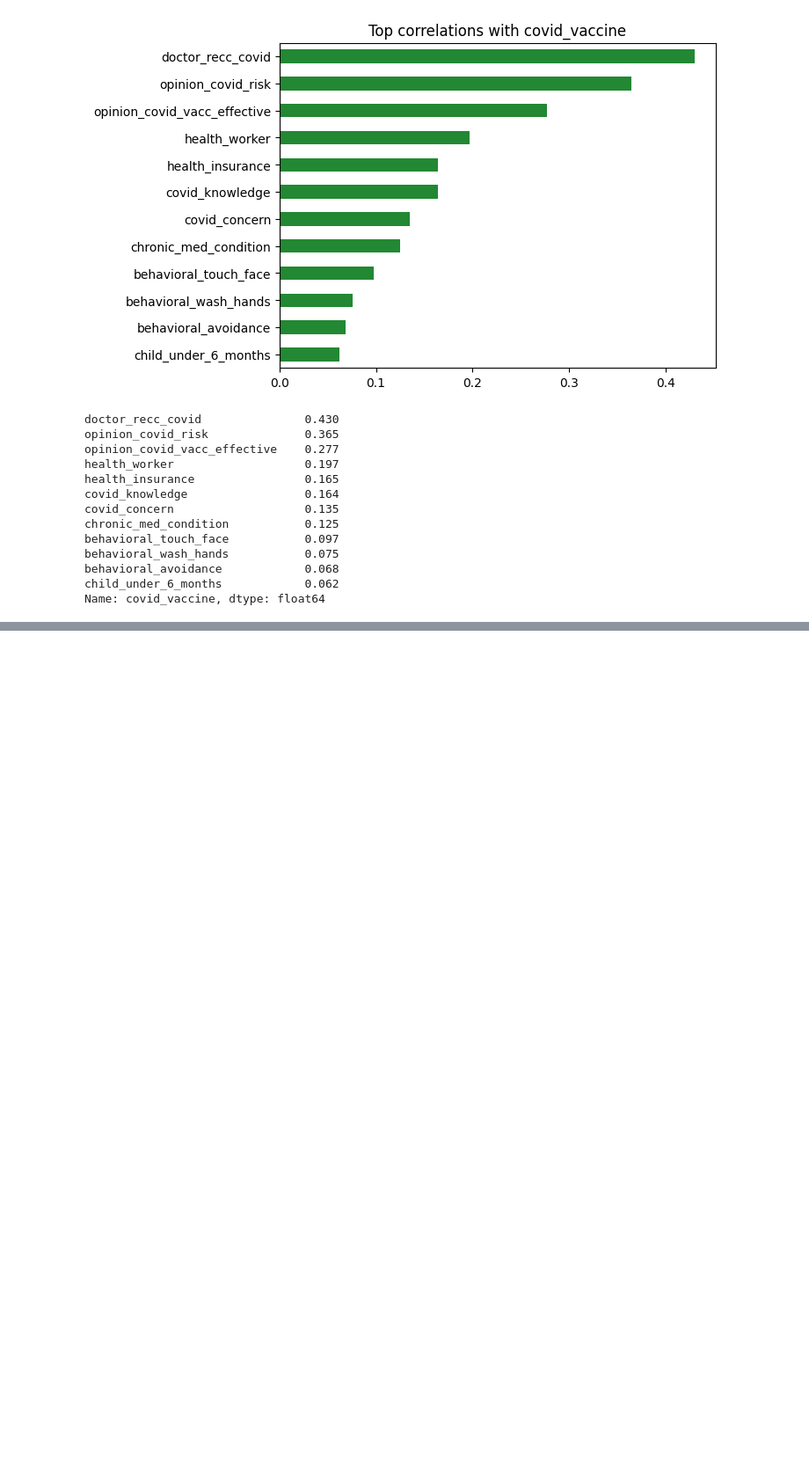
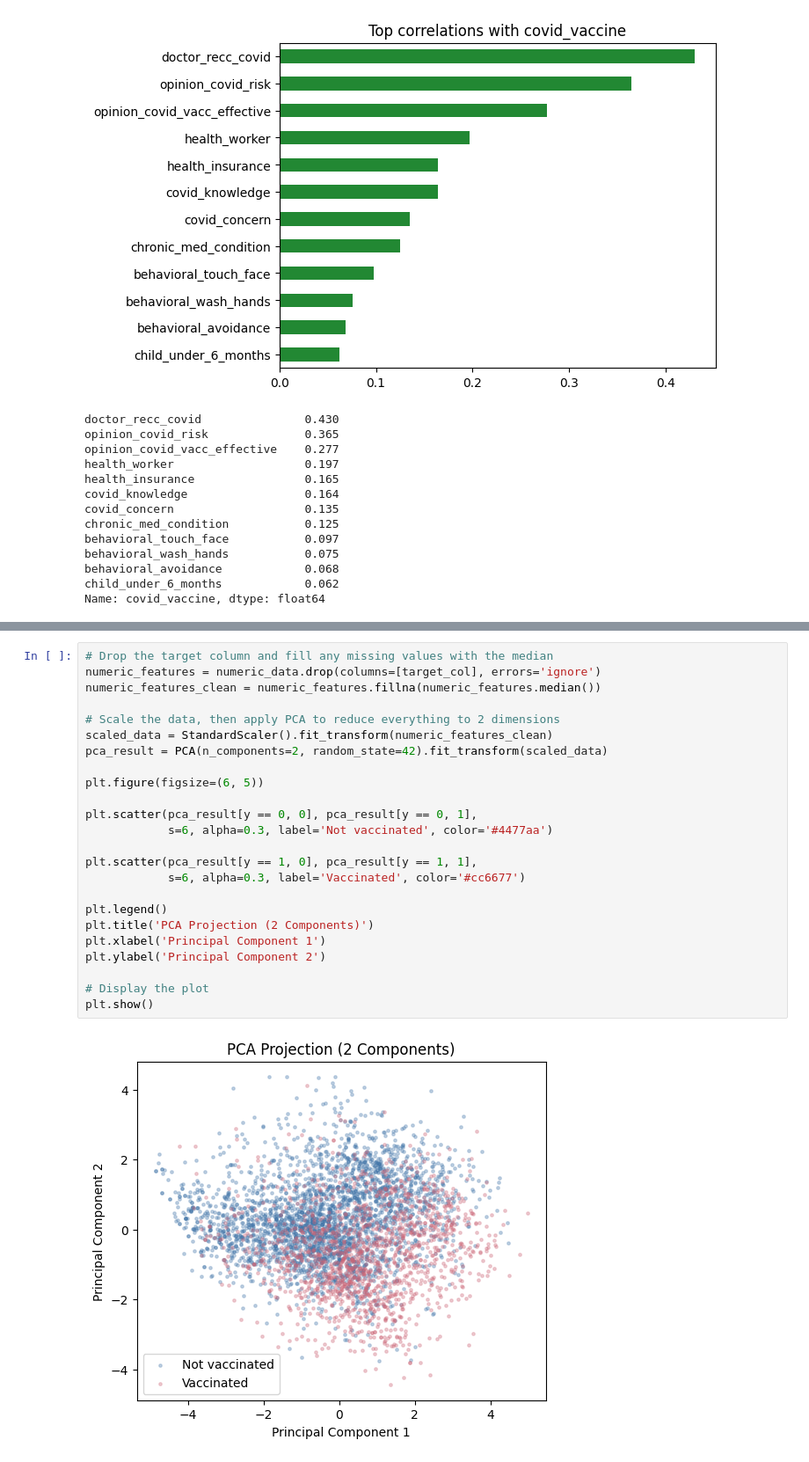
Before and after one commit to GroupS-hackathon/challenge_submission_group_S, a Jupyter notebook: challenge_submission_group_S.ipynb, the cells around one changed output, grey strips where cells are left out. Shown at 88% size. Saved outputs shown, nothing was run; the diff lists cells and outputs as text; blank space fills up the shorter version.

```diff
--- a/challenge_submission_group_S.ipynb
+++ b/challenge_submission_group_S.ipynb
@@ -167,0 +203,26 @@ Name: covid_vaccine, dtype: float64
+# %%
+# Drop the target column and fill any missing values with the median
+numeric_features = numeric_data.drop(columns=[target_col], errors='ignore')
+numeric_features_clean = numeric_features.fillna(numeric_features.median())
+
+# Scale the data, then apply PCA to reduce everything to 2 dimensions
+scaled_data = StandardScaler().fit_transform(numeric_features_clean)
+pca_result = PCA(n_components=2, random_state=42).fit_transform(scaled_data)
+
+plt.figure(figsize=(6, 5))
+
+plt.scatter(pca_result[y == 0, 0], pca_result[y == 0, 1],
+            s=6, alpha=0.3, label='Not vaccinated', color='#4477aa')
+
+plt.scatter(pca_result[y == 1, 0], pca_result[y == 1, 1],
+            s=6, alpha=0.3, label='Vaccinated', color='#cc6677')
+
+plt.legend()
+plt.title('PCA Projection (2 Components)')
+plt.xlabel('Principal Component 1')
+plt.ylabel('Principal Component 2')
+
+# Display the plot
+plt.show()
+# %% [output]
+[figure, added]
```
Also changed, not shown: parts of 5 cells of this notebook.
